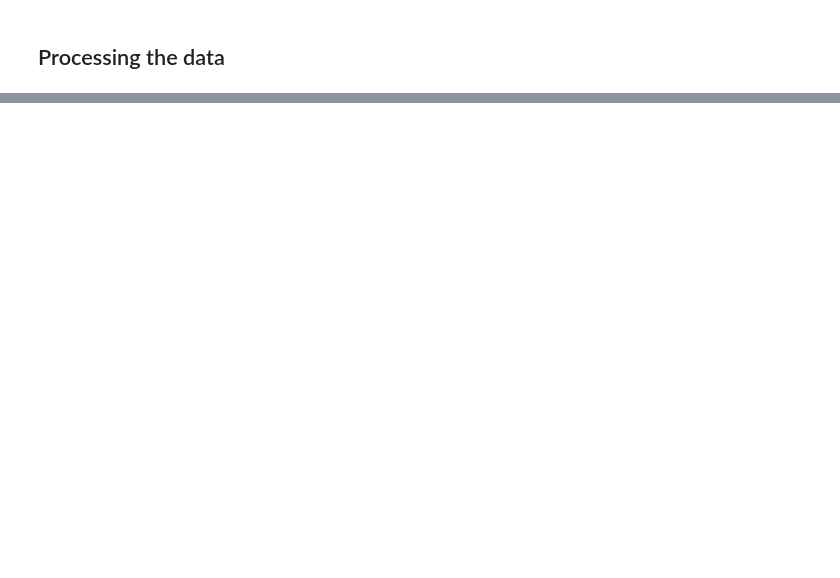
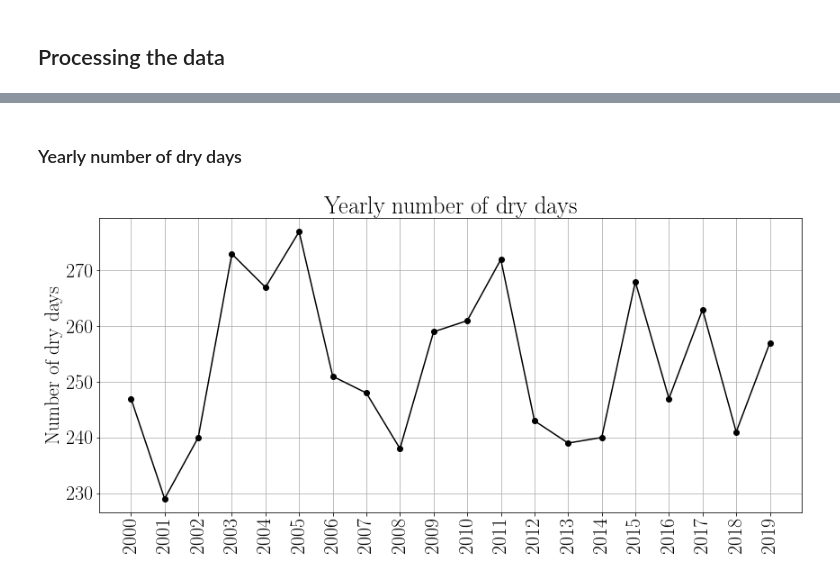
Before and after one commit to e-guenat/GVArainfall, a Jupyter notebook: DailyData_analysis.ipynb, the cells around one changed output, grey strips where cells are left out. Cells and saved outputs as stored; diff of their text form; code cells hidden in the pictures; blank space fills up the shorter version.

```diff
--- a/DailyData_analysis.ipynb
+++ b/DailyData_analysis.ipynb
@@ -79,0 +75,2 @@ df[(df['Year']==2000)]
+# %%
+df = pd.read_csv('PrecipitationGVA_daily.csv')
@@ -88,11 +90,16 @@ plt.show()
+# %% [markdown]
+### Yearly number of dry days
 # %%
 DaysNoRain = pd.Series()
 for yr in df['Year'].unique():
     DaysNoRain = DaysNoRain.append(pd.Series({yr : len(df[(df['Year']==yr) & (df['Precipitation']<1)])}),ignore_index=False)
 
 plt.figure(figsize=(14,6))
-plt.plot(DaysNoRain,'-o')
+plt.plot(DaysNoRain,'-ko')
 plt.ylabel('Number of dry days')
 plt.grid('True')
 plt.xticks(np.arange(2000, 2020, 1),rotation='vertical')
+plt.title('Yearly number of dry days')
 plt.show()
+# %% [output]
+[figure, added]
```
Also changed, not shown: parts of 12 cells of this notebook.
